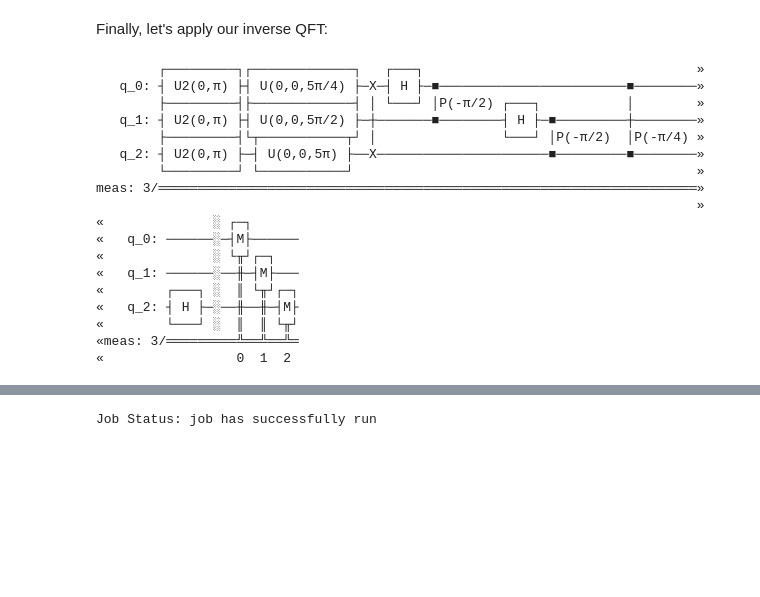
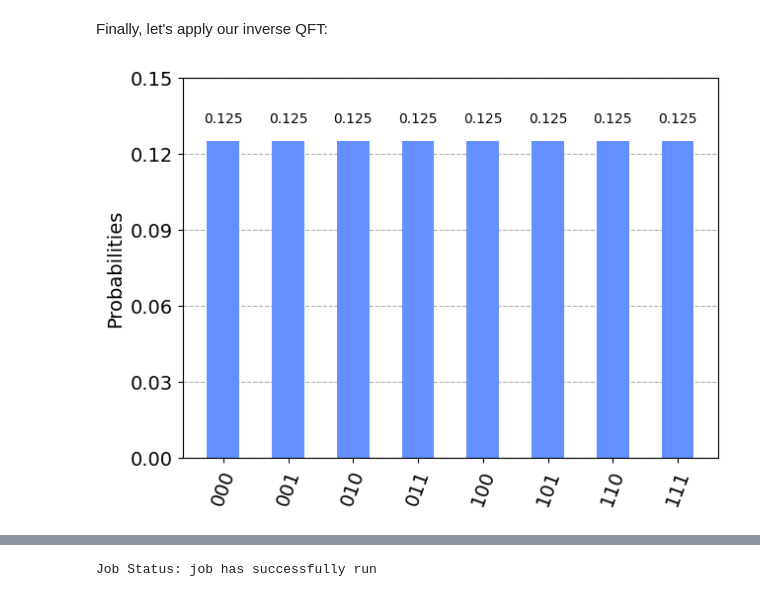
Before and after one commit to adomasgaudi/qft, a Jupyter notebook: quantum-fourier-transform.ipynb, the cells around one changed output, grey strips where cells are left out. Drawn from its saved outputs; the diff is of its cells as text; code cells hidden in the pictures; blank space fills up the shorter version.

```diff
--- a/quantum-fourier-transform.ipynb
+++ b/quantum-fourier-transform.ipynb
@@ -747,26 +747,11 @@ Finally, let's apply our inverse QFT:
 # %%
 qc = inverse_qft(qc, nqubits)
 qc.measure_all()
-qc.draw()
+counts = sim.run(qc_init).result().get_counts()
+plot_histogram(counts)
+# qc.draw("mpl")
 # %% [output]
-        ┌─────────┐┌─────────────┐   ┌───┐                                   »
-   q_0: ┤ U2(0,π) ├┤ U(0,0,5π/4) ├─X─┤ H ├─■────────────────────────■────────»
-        ├─────────┤├─────────────┤ │ └───┘ │P(-π/2) ┌───┐           │        »
-   q_1: ┤ U2(0,π) ├┤ U(0,0,5π/2) ├─┼───────■────────┤ H ├─■─────────┼────────»
-        ├─────────┤└┬───────────┬┘ │                └───┘ │P(-π/2)  │P(-π/4) »
-   q_2: ┤ U2(0,π) ├─┤ U(0,0,5π) ├──X──────────────────────■─────────■────────»
-        └─────────┘ └───────────┘                                            »
-meas: 3/═════════════════════════════════════════════════════════════════════»
-                                                                             »
-«              ░ ┌─┐
-«   q_0: ──────░─┤M├──────
-«              ░ └╥┘┌─┐
-«   q_1: ──────░──╫─┤M├───
-«        ┌───┐ ░  ║ └╥┘┌─┐
-«   q_2: ┤ H ├─░──╫──╫─┤M├
-«        └───┘ ░  ║  ║ └╥┘
-«meas: 3/═════════╩══╩══╩═
-«                 0  1  2
+[figure, added]
 # %%
 # Load our saved IBMQ accounts and get the least busy backend device with less than or equal to nqubits
 
```
Also changed, not shown: parts of 2 cells of this notebook, 4 other files.
